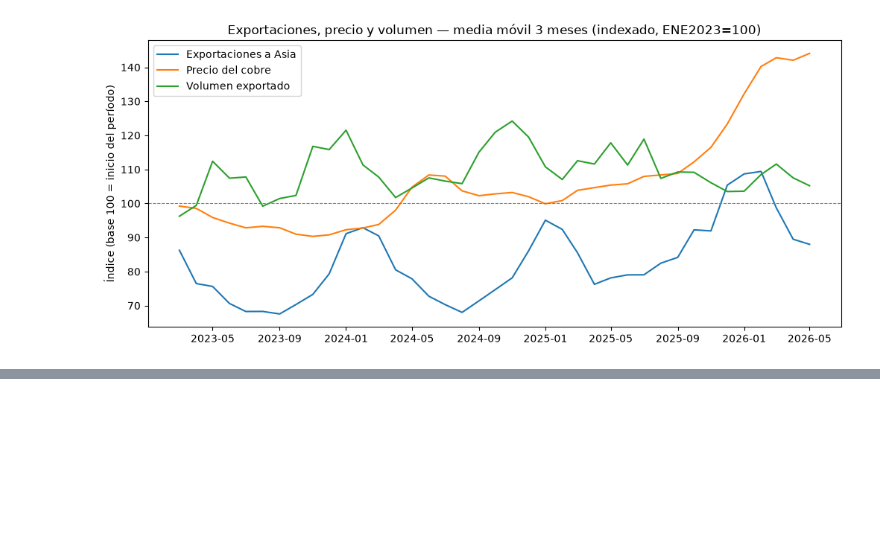
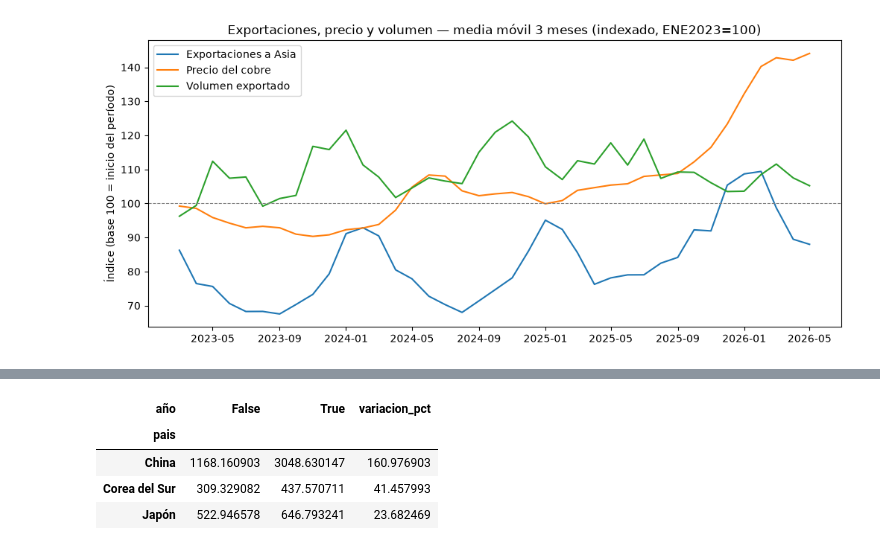
Before and after one commit to Krunzx/data_portfolio, a Jupyter notebook: 01-eda/notebooks/02_analisis_exploratorio.ipynb, the cells around one changed output, grey strips where cells are left out. Saved outputs shown, nothing was run; the diff lists cells and outputs as text; code cells hidden in the pictures; blank space fills up the shorter version.

```diff
--- a/01-eda/notebooks/02_analisis_exploratorio.ipynb
+++ b/01-eda/notebooks/02_analisis_exploratorio.ipynb
@@ -206,0 +225,11 @@ plt.show()
+# %%
+paises_asia = ['Asia. China', 'Asia. Japón', 'Asia. Corea del Sur']
+df_asia_paises = df_paises[df_paises['destino'].isin(paises_asia)].copy()
+
+df_asia_paises['año'] = df_asia_paises['periodo'].dt.year
+(df_asia_paises
+    .groupby(['pais', df_asia_paises['año'] >= 2020])
+    ['exportaciones_musd']
+    .mean()
+    .unstack()
+)
@@ -206,0 +242,10 @@ plt.show()
+# %%
+crecimiento_asia = df_asia_paises.groupby(['pais', df_asia_paises['año'] >= 2020])['exportaciones_musd'].mean().unstack()
+crecimiento_asia['variacion_pct'] = (crecimiento_asia[True] - crecimiento_asia[False]) / crecimiento_asia[False] * 100
+crecimiento_asia
+# %% [output]
+| año | False | True | variacion_pct |
+| pais |  |  |  |
+| China | 1168.160903 | 3048.630147 | 160.976903 |
+| Corea del Sur | 309.329082 | 437.570711 | 41.457993 |
+| Japón | 522.946578 | 646.793241 | 23.682469 |
```
Also changed, not shown: parts of 3 cells of this notebook, 1 other file.
